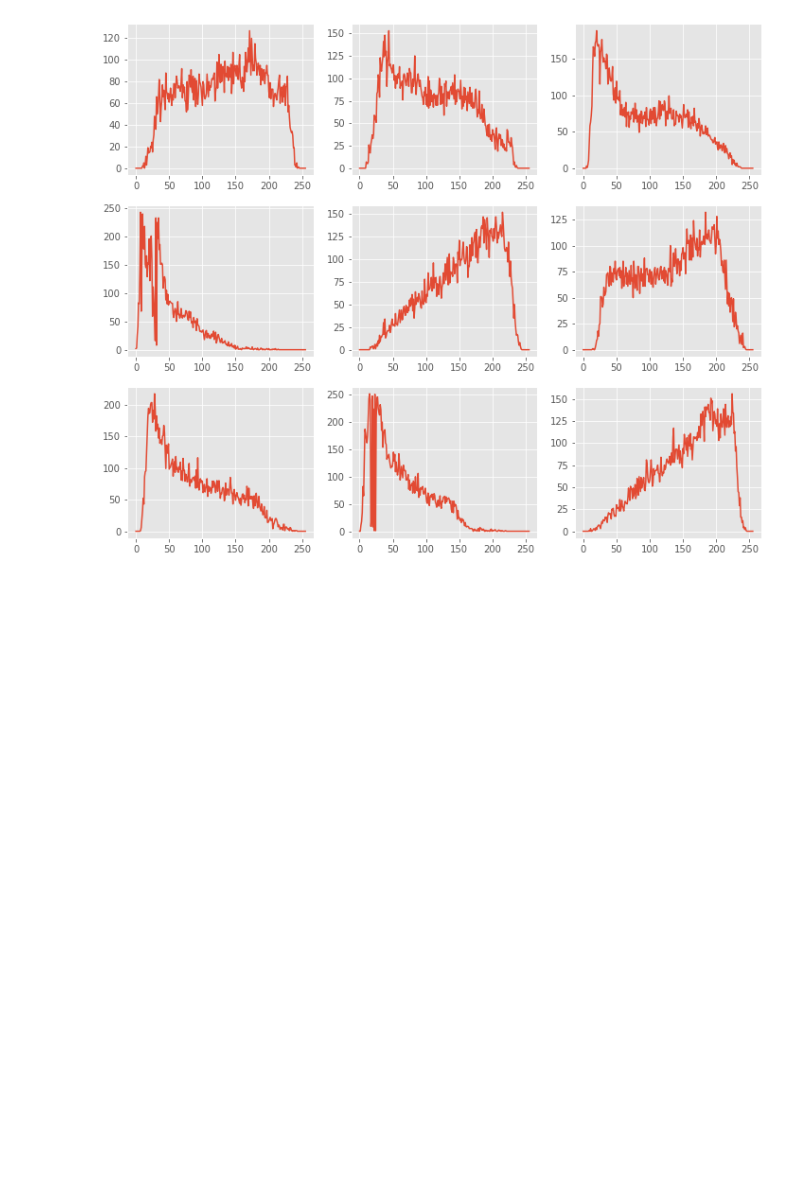
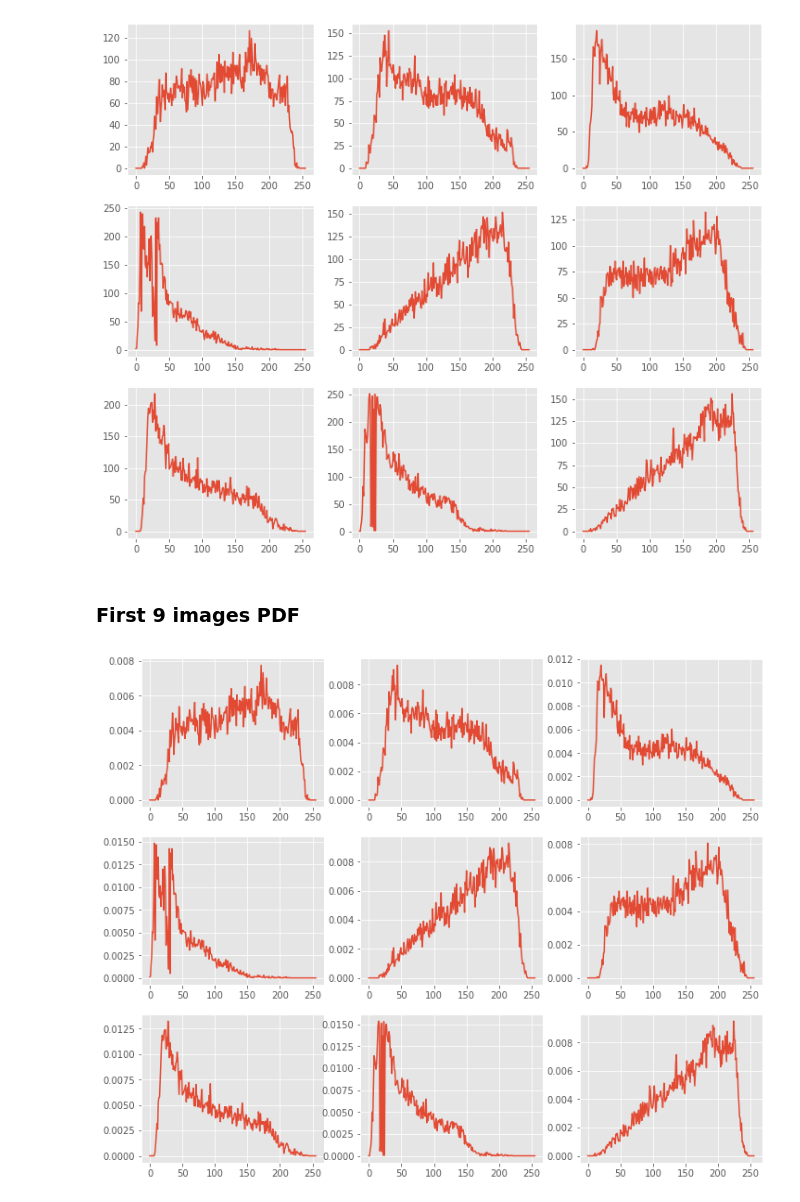
Before and after one commit to maxmelo1/VC_Rec_imagens, a Jupyter notebook: HIR.ipynb, the cells around one changed output. Cells and saved outputs as stored; diff of their text form; code cells hidden in the pictures; blank space fills up the shorter version.

```diff
--- a/HIR.ipynb
+++ b/HIR.ipynb
@@ -53,6 +53,11 @@ def gray_hist(src_img):
 # %%
 def dist_pdf(src_img, comp_img):
     pass
+# %%
+def gray_pdf(src_hist):
+    #TODO receber as dimensões da respectiva imagem para cálculo. Uma imagem com dimensões fora do padrão pode causar falha.
+    #w, h = src_hist.shape
+    return src_hist / 16384
 # %% [markdown]
 ## Read images
 # %%
@@ -95,3 +100,7 @@ plt.plot(ret)
 plt.show()
 # %% [output]
 [figure]
+# %%
+gray_hists = [gray_hist(x) for x in gray_imgs]
+# %%
+gray_pdfs = [gray_pdf(x) for x in gray_hists]
@@ -100,9 +111,22 @@ f, ax = plt.subplots(3,3, figsize=[12,10])
 
 for i in range(3):
     for j in range(3):
-        ret = gray_hist(gray_imgs[i*3+j])
+        ret = gray_hists[i*3+j]
 
         ax[i,j].plot(ret)
 plt.show()
 # %% [output]
 [figure]
+# %% [markdown]
+### First 9 images PDF
+# %%
+f, ax = plt.subplots(3,3, figsize=[12,10])
+
+for i in range(3):
+    for j in range(3):
+        ret = gray_pdfs[i*3+j]
+
+        ax[i,j].plot(ret)
+plt.show()
+# %% [output]
+[figure, added]
```
Also changed, not shown: parts of 1 cell of this notebook.
